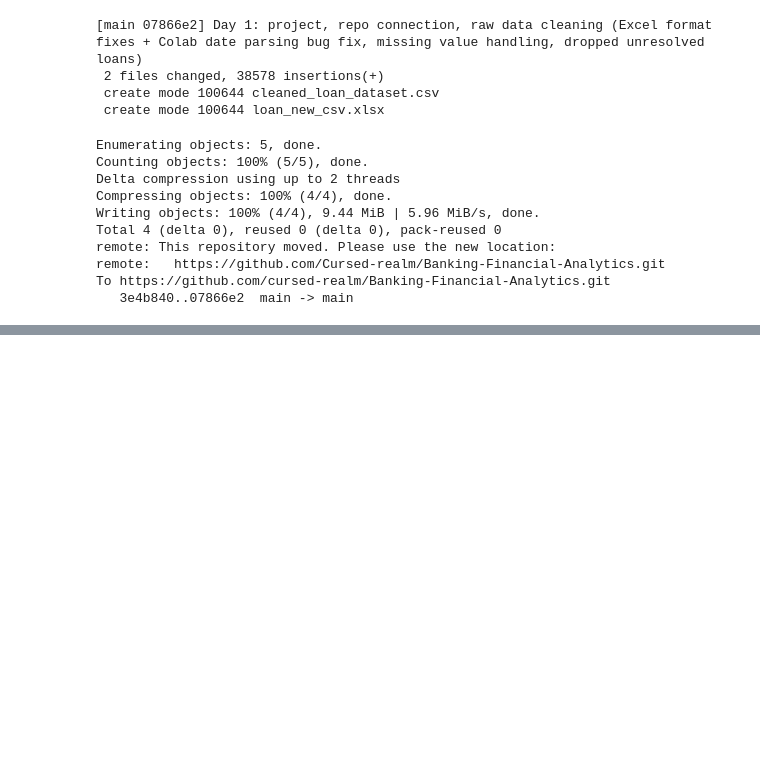
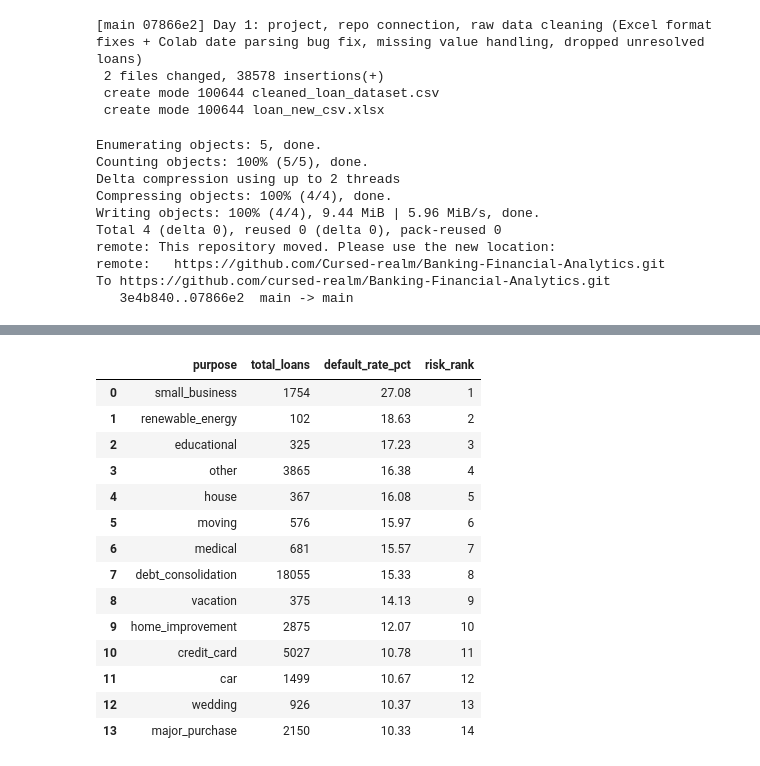
Before and after one commit to Cursed-realm/Banking-Financial-Analytics, a Jupyter notebook: Banking_Financial_Analytics.ipynb, the cells around one changed output, grey strips where cells are left out. Cells and saved outputs as stored; diff of their text form; code cells hidden in the pictures; blank space fills up the shorter version.

```diff
--- a/Banking_Financial_Analytics.ipynb
+++ b/Banking_Financial_Analytics.ipynb
@@ -195,0 +201,10 @@ To https://github.com/cursed-realm/Banking-Financial-Analytics.git
+# %%
+import pandas as pd
+import sqlite3
+
+df = pd.read_csv('cleaned_loan_dataset.csv')
+print(df.shape)
+
+conn = sqlite3.connect('banking.db')
+df.to_sql('loans', conn, if_exists='replace', index=False)
+print("Loaded into SQLite")
@@ -195,0 +312,30 @@ To https://github.com/cursed-realm/Banking-Financial-Analytics.git
+# %%
+query = """
+WITH purpose_stats AS (
+    SELECT purpose,
+           COUNT(*) as total_loans,
+           ROUND(100.0 * SUM(CASE WHEN loan_status = 'Charged Off' THEN 1 ELSE 0 END) / COUNT(*), 2) as default_rate_pct
+    FROM loans
+    GROUP BY purpose
+)
+SELECT purpose, total_loans, default_rate_pct,
+       RANK() OVER (ORDER BY default_rate_pct DESC) as risk_rank
+FROM purpose_stats
+"""
+pd.read_sql(query, conn)
+# %% [output]
+|  | purpose | total_loans | default_rate_pct | risk_rank |
+| 0 | small_business | 1754 | 27.08 | 1 |
+| 1 | renewable_energy | 102 | 18.63 | 2 |
+| 2 | educational | 325 | 17.23 | 3 |
+| 3 | other | 3865 | 16.38 | 4 |
+| 4 | house | 367 | 16.08 | 5 |
+| 5 | moving | 576 | 15.97 | 6 |
+| 6 | medical | 681 | 15.57 | 7 |
+| 7 | debt_consolidation | 18055 | 15.33 | 8 |
+| 8 | vacation | 375 | 14.13 | 9 |
+| 9 | home_improvement | 2875 | 12.07 | 10 |
+| 10 | credit_card | 5027 | 10.78 | 11 |
+| 11 | car | 1499 | 10.67 | 12 |
+| 12 | wedding | 926 | 10.37 | 13 |
+| 13 | major_purchase | 2150 | 10.33 | 14 |
```
Also changed, not shown: parts of 34 cells of this notebook.
